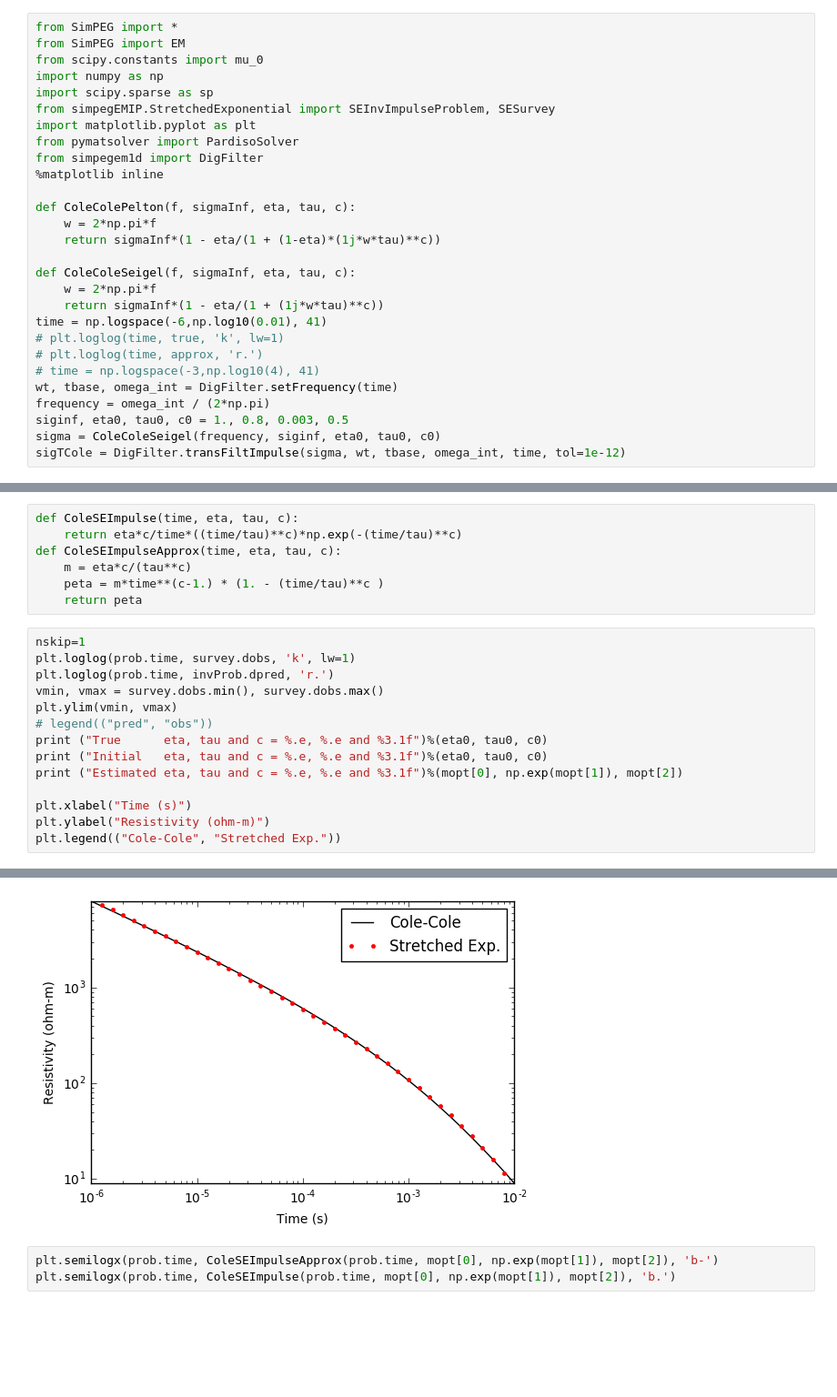
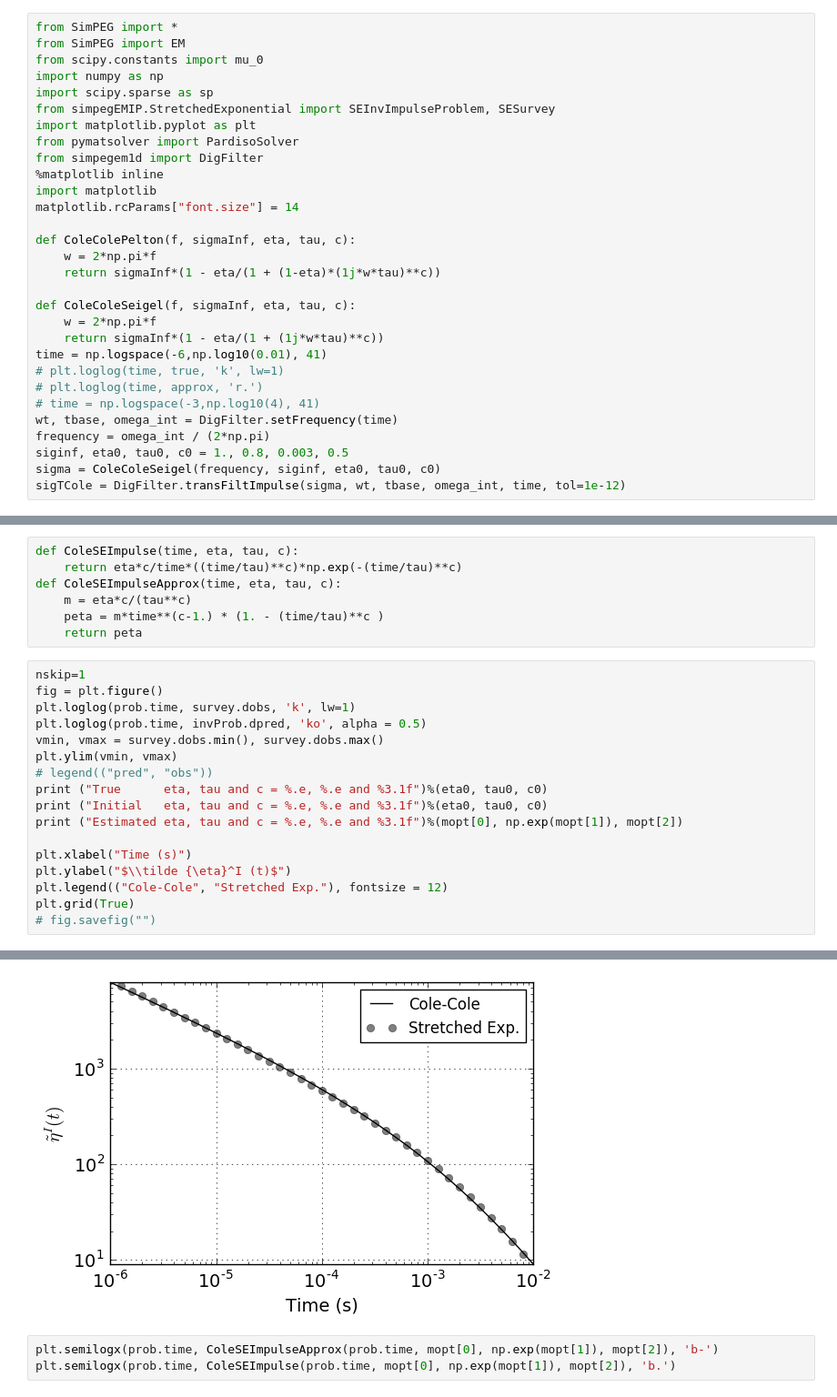
Before and after one commit to sgkang/simpegEMIP, a Jupyter notebook: notebook/TEM_Convolution_inductivesource_SE_example.ipynb, the cells around one changed output, grey strips where cells are left out. Shown at 91% size. Cells and saved outputs as stored; diff of their text form; blank space fills up the shorter version.

```diff
--- a/notebook/TEM_Convolution_inductivesource_SE_example.ipynb
+++ b/notebook/TEM_Convolution_inductivesource_SE_example.ipynb
@@ -9,6 +9,8 @@ import matplotlib.pyplot as plt
 from pymatsolver import PardisoSolver
 from simpegem1d import DigFilter
 %matplotlib inline
+import matplotlib
+matplotlib.rcParams["font.size"] = 14
 
 def ColeColePelton(f, sigmaInf, eta, tau, c):
     w = 2*np.pi*f
@@ -89,8 +91,9 @@ def ColeSEImpulseApprox(time, eta, tau, c):
     return peta
 # %%
 nskip=1
+fig = plt.figure()
 plt.loglog(prob.time, survey.dobs, 'k', lw=1)
-plt.loglog(prob.time, invProb.dpred, 'r.')
+plt.loglog(prob.time, invProb.dpred, 'ko', alpha = 0.5)
 vmin, vmax = survey.dobs.min(), survey.dobs.max()
 plt.ylim(vmin, vmax)
 # legend(("pred", "obs"))
@@ -99,8 +102,10 @@ print ("Initial   eta, tau and c = %.e, %.e and %3.1f")%(eta0, tau0, c0)
 print ("Estimated eta, tau and c = %.e, %.e and %3.1f")%(mopt[0], np.exp(mopt[1]), mopt[2])
 
 plt.xlabel("Time (s)")
-plt.ylabel("Resistivity (ohm-m)")
-plt.legend(("Cole-Cole", "Stretched Exp."))
+plt.ylabel("$\\tilde {\eta}^I (t)$")
+plt.legend(("Cole-Cole", "Stretched Exp."), fontsize = 12)
+plt.grid(True)
+# fig.savefig("")
 # %% [output]
 True      eta, tau and c = 8e-01, 3e-03 and 0.5
 Initial   eta, tau and c = 8e-01, 3e-03 and 0.5
@@ -109,4 +113,4 @@ Estimated eta, tau and c = 7e-01, 2e-03 and 0.5
-[figure, old version]
+[figure, new version]
 # %%
 plt.semilogx(prob.time, ColeSEImpulseApprox(prob.time, mopt[0], np.exp(mopt[1]), mopt[2]), 'b-')
 plt.semilogx(prob.time, ColeSEImpulse(prob.time, mopt[0], np.exp(mopt[1]), mopt[2]), 'b.')
```
Also changed, not shown: parts of 2 cells of this notebook, 5 other files.
